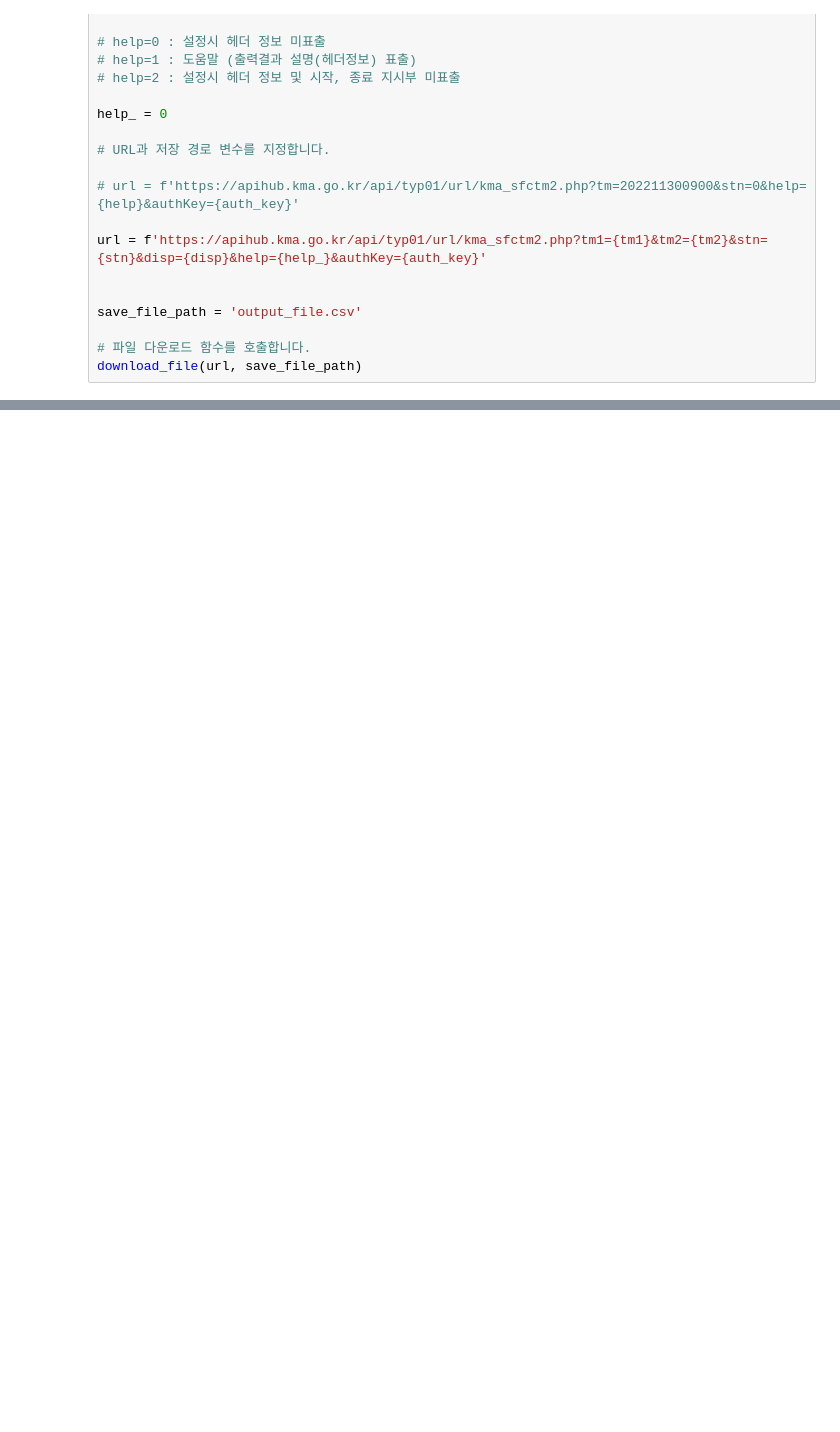
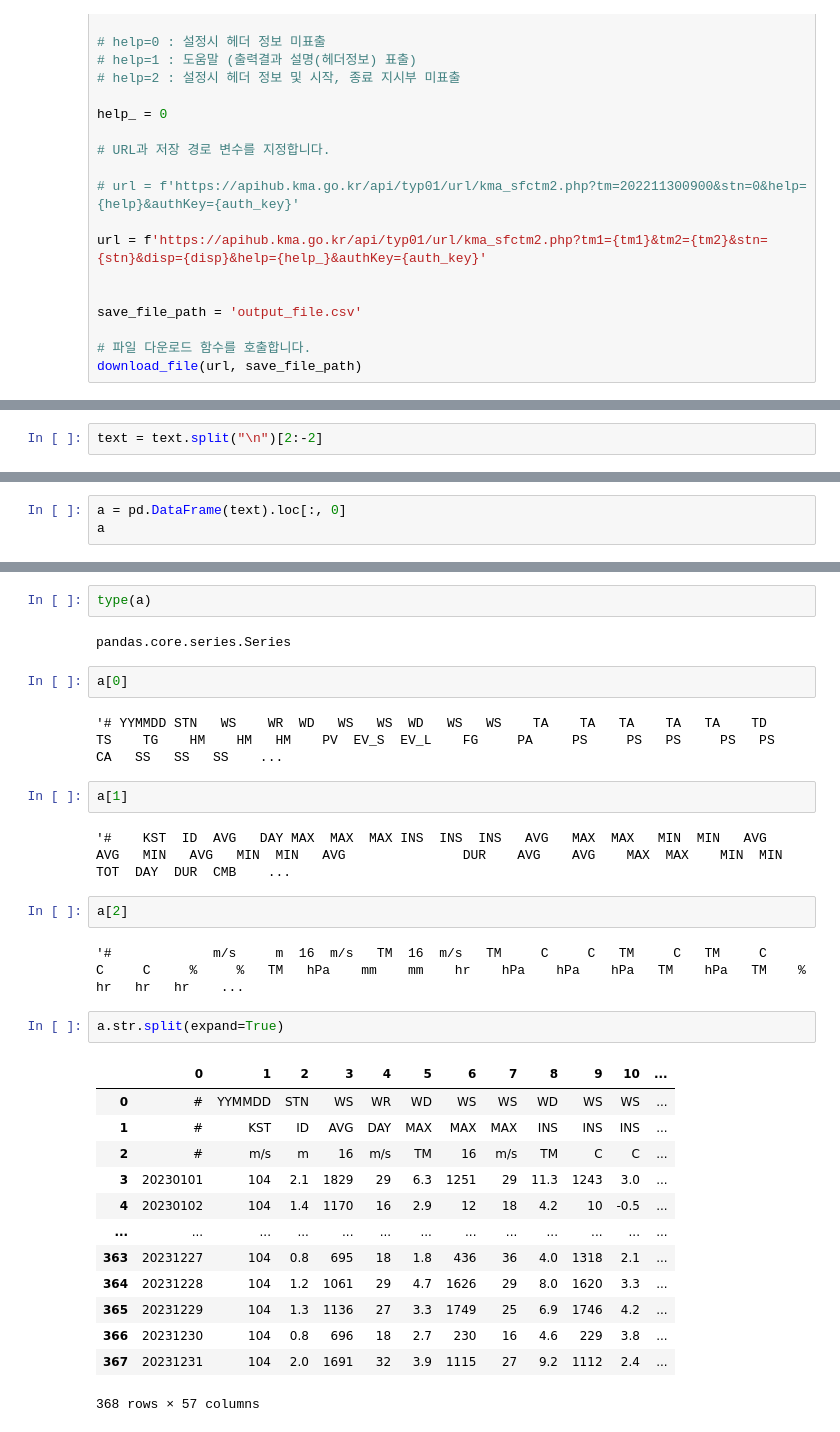
Before and after one commit to benidjor/weather-contest, a Jupyter notebook: practice.ipynb, the cells around one changed output, grey strips where cells are left out. Drawn from its saved outputs; the diff is of its cells as text; blank space fills up the shorter version.

```diff
--- a/practice.ipynb
+++ b/practice.ipynb
@@ -104,0 +124,2 @@ pd.read_csv("output_file2.csv", encoding="cp949", sep="\t")
+# %%
+text = text.split("\n")[2:-2]
@@ -104,0 +150,3 @@ pd.read_csv("output_file2.csv", encoding="cp949", sep="\t")
+# %%
+a = pd.DataFrame(text).loc[:, 0]
+a
@@ -104,0 +166,32 @@ pd.read_csv("output_file2.csv", encoding="cp949", sep="\t")
+# %%
+type(a)
+# %% [output]
+pandas.core.series.Series
+# %%
+a[0]
+# %% [output]
+'# YYMMDD STN   WS    WR  WD   WS   WS  WD   WS   WS    TA    TA   TA    TA   TA    TD    TS    TG    HM    HM   HM    PV  EV_S  EV_L    FG     PA     PS     PS   PS     PS   PS   CA   SS   SS   SS    ...
+# %%
+a[1]
+# %% [output]
+'#    KST  ID  AVG   DAY MAX  MAX  MAX INS  INS  INS   AVG   MAX  MAX   MIN  MIN   AVG   AVG   MIN   AVG   MIN  MIN   AVG               DUR    AVG    AVG    MAX  MAX    MIN  MIN  TOT  DAY  DUR  CMB    ...
+# %%
+a[2]
+# %% [output]
+'#             m/s     m  16  m/s   TM  16  m/s   TM     C     C   TM     C   TM     C     C     C     %     %   TM   hPa    mm    mm    hr    hPa    hPa    hPa   TM    hPa   TM    %   hr   hr   hr    ...
+# %%
+a.str.split(expand=True)
+# %% [output]
+|  | 0 | 1 | 2 | 3 | 4 | 5 | 6 | 7 | 8 | 9 | 10 | ... |
+| 0 | # | YYMMDD | STN | WS | WR | WD | WS | WS | WD | WS | WS | ... |
+| 1 | # | KST | ID | AVG | DAY | MAX | MAX | MAX | INS | INS | INS | ... |
+| 2 | # | m/s | m | 16 | m/s | TM | 16 | m/s | TM | C | C | ... |
+| 3 | 20230101 | 104 | 2.1 | 1829 | 29 | 6.3 | 1251 | 29 | 11.3 | 1243 | 3.0 | ... |
+| 4 | 20230102 | 104 | 1.4 | 1170 | 16 | 2.9 | 12 | 18 | 4.2 | 10 | -0.5 | ... |
+| ... | ... | ... | ... | ... | ... | ... | ... | ... | ... | ... | ... | ... |
+| 363 | 20231227 | 104 | 0.8 | 695 | 18 | 1.8 | 436 | 36 | 4.0 | 1318 | 2.1 | ... |
+| 364 | 20231228 | 104 | 1.2 | 1061 | 29 | 4.7 | 1626 | 29 | 8.0 | 1620 | 3.3 | ... |
+| 365 | 20231229 | 104 | 1.3 | 1136 | 27 | 3.3 | 1749 | 25 | 6.9 | 1746 | 4.2 | ... |
+| 366 | 20231230 | 104 | 0.8 | 696 | 18 | 2.7 | 230 | 16 | 4.6 | 229 | 3.8 | ... |
+| 367 | 20231231 | 104 | 2.0 | 1691 | 32 | 3.9 | 1115 | 27 | 9.2 | 1112 | 2.4 | ... |
+368 rows × 57 columns
```
Also changed, not shown: parts of 18 cells of this notebook, 4 other files.
